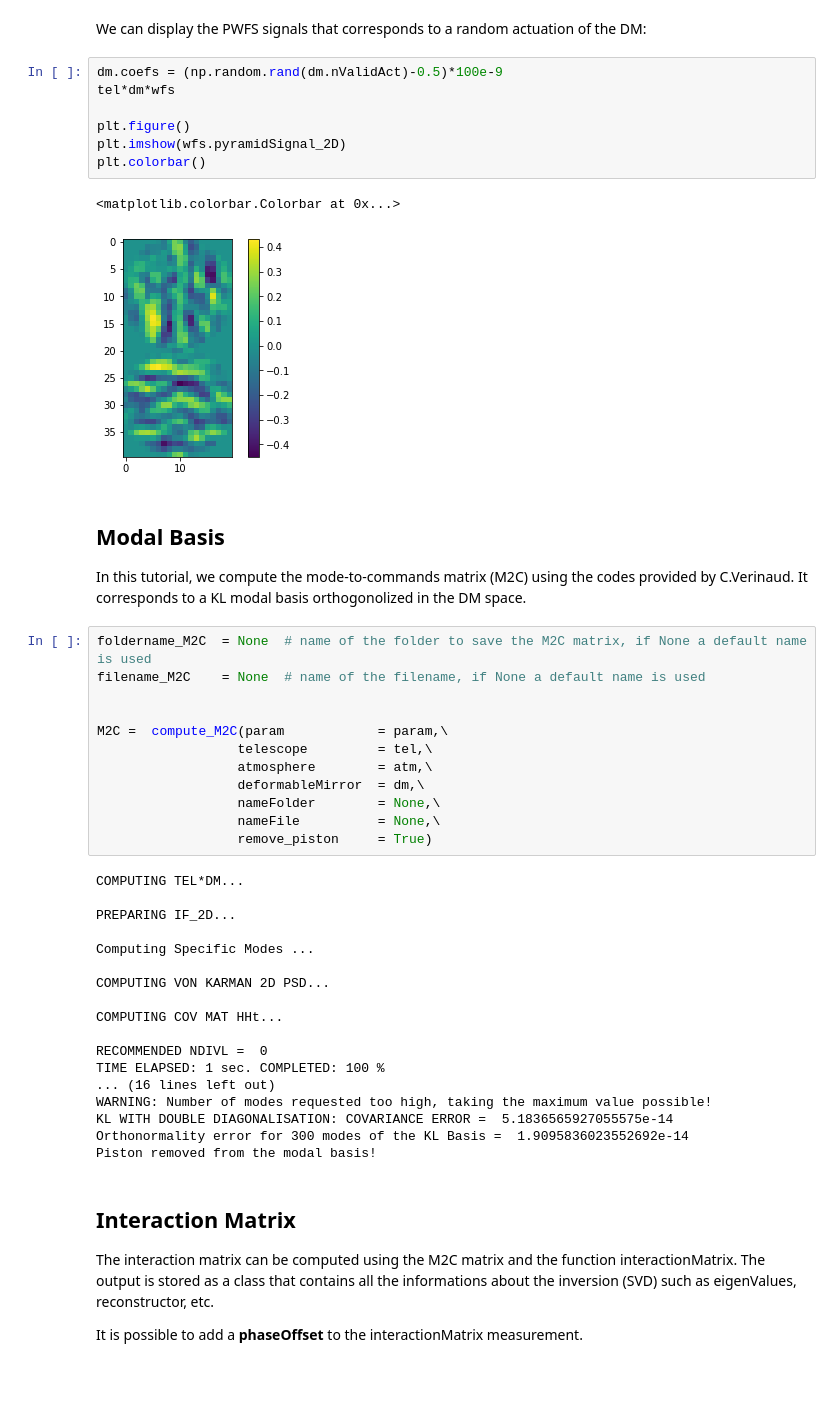
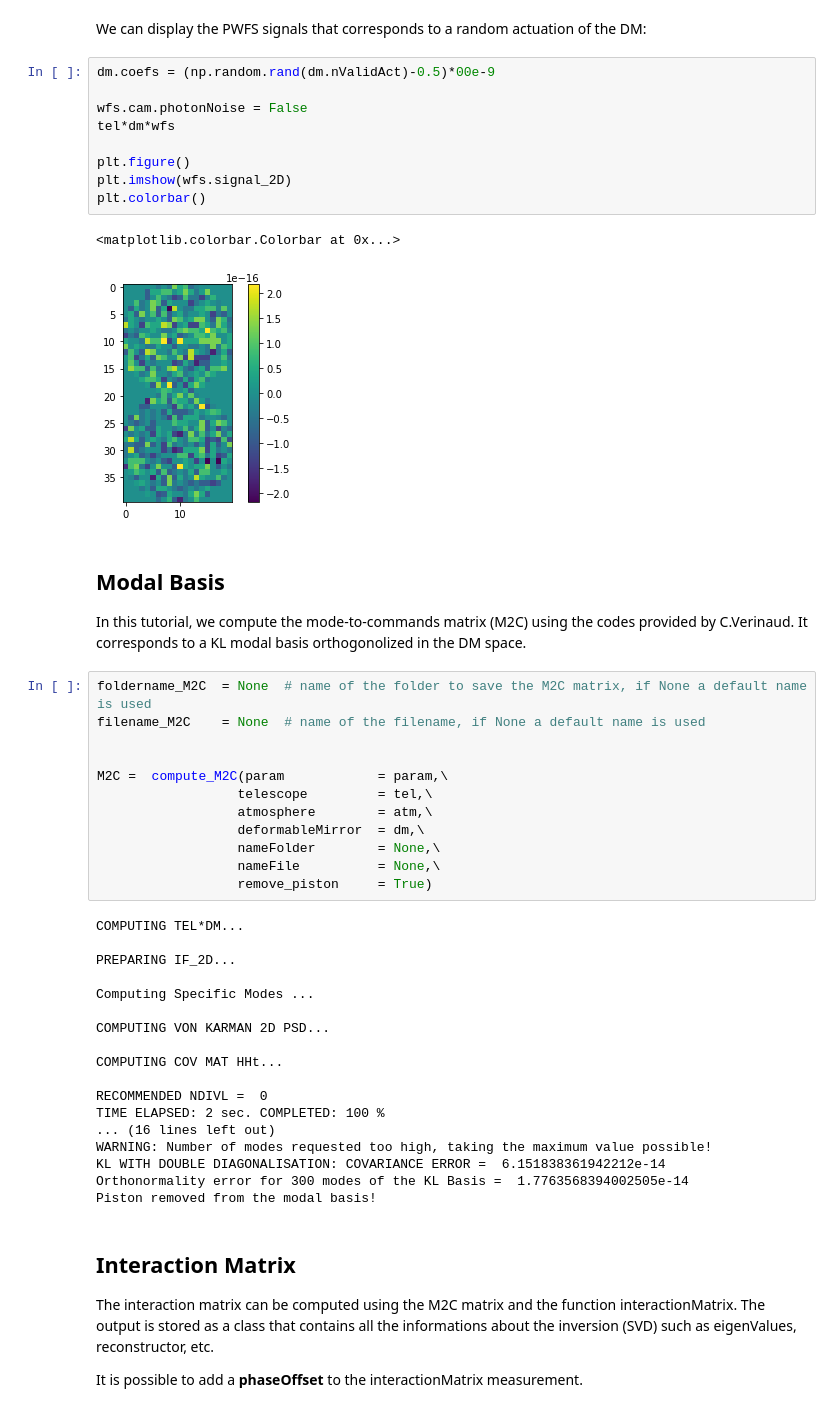
Before and after one commit to cheritier/OOPAO, a Jupyter notebook: tutorials/tutorial_howToAdaptiveOptics.ipynb, the cells around one changed output. Drawn from its saved outputs; the diff is of its cells as text; blank space fills up the shorter version.

```diff
--- a/tutorials/tutorial_howToAdaptiveOptics.ipynb
+++ b/tutorials/tutorial_howToAdaptiveOptics.ipynb
@@ -470,15 +476,17 @@ plt.colorbar()
 # %% [markdown]
 We can display the PWFS signals that corresponds to a random actuation of the DM:
 # %%
-dm.coefs = (np.random.rand(dm.nValidAct)-0.5)*100e-9
+dm.coefs = (np.random.rand(dm.nValidAct)-0.5)*00e-9
+
+wfs.cam.photonNoise = False
 tel*dm*wfs
 
 plt.figure()
-plt.imshow(wfs.pyramidSignal_2D)
+plt.imshow(wfs.signal_2D)
 plt.colorbar()
 # %% [output]
 <matplotlib.colorbar.Colorbar at 0x...>
-[figure, old version]
+[figure, new version]
 # %% [markdown]
 ## Modal Basis
 In this tutorial, we compute the mode-to-commands matrix (M2C) using the codes provided by C.Verinaud. It corresponds to a KL modal basis orthogonolized in the DM space.
@@ -506,11 +514,11 @@ COMPUTING VON KARMAN 2D PSD...
 COMPUTING COV MAT HHt...
 
 RECOMMENDED NDIVL =  0
-TIME ELAPSED: 1 sec. COMPLETED: 100 %
+TIME ELAPSED: 2 sec. COMPLETED: 100 %
 ... (16 lines left out)
 WARNING: Number of modes requested too high, taking the maximum value possible!
-KL WITH DOUBLE DIAGONALISATION: COVARIANCE ERROR =  5.1836565927055575e-14
-Orthonormality error for 300 modes of the KL Basis =  1.9095836023552692e-14
+KL WITH DOUBLE DIAGONALISATION: COVARIANCE ERROR =  6.151838361942212e-14
+Orthonormality error for 300 modes of the KL Basis =  1.7763568394002505e-14
 Piston removed from the modal basis!
 # %% [markdown]
 ## Interaction Matrix
```
Also changed, not shown: parts of 14 cells of this notebook, 9 other files.
